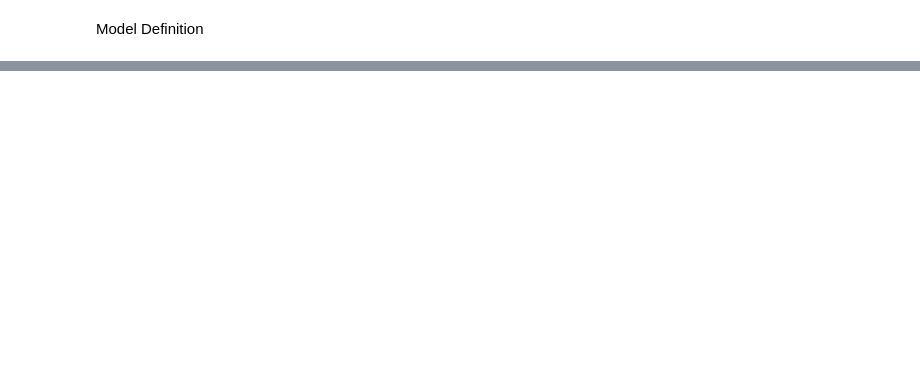
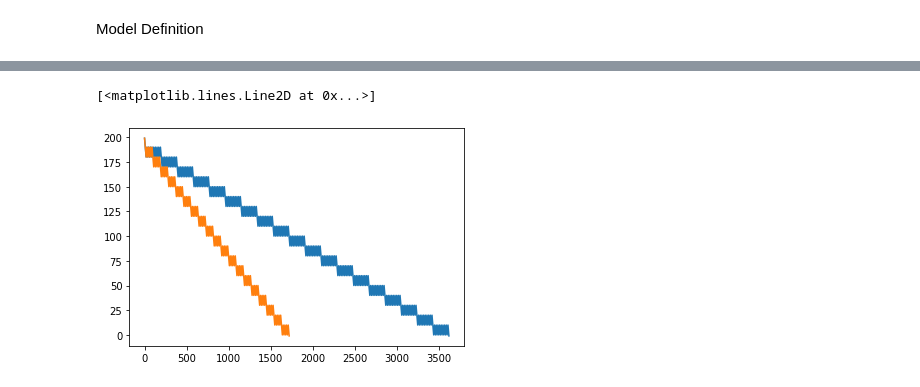
Before and after one commit to adithya-badidey/DDPM-Inpainting, a Jupyter notebook: 03_repaint_with_ddpm_fashion.ipynb, the cells around one changed output, grey strips where cells are left out. Cells and saved outputs as stored; diff of their text form; code cells hidden in the pictures; blank space fills up the shorter version.

```diff
--- a/03_repaint_with_ddpm_fashion.ipynb
+++ b/03_repaint_with_ddpm_fashion.ipynb
@@ -461,34 +545,37 @@ def get_schedule_jump(t_T, n_sample, jump_length, jump_n_sample,
         if (
             jumps.get(t, 0) > 0 and
             t <= start_resampling - jump_length
         ):
             jumps[t] = jumps[t] - 1
             for _ in range(jump_length):
                 t = t + 1
                 ts.append(t)
             jumps2 = {}
             for j in range(0, t_T - jump2_length, jump2_length):
                 jumps2[j] = jump2_n_sample - 1
 
             jumps3 = {}
             for j in range(0, t_T - jump3_length, jump3_length):
                 jumps3[j] = jump3_n_sample - 1
 
     ts.append(-1)
     return ts
 
 schedule1 = {'t_T': 200,
                'n_sample': 1,
                'jump_length': 10, 'jump_n_sample': 10}
 
 
 
 schedule2 = {'t_T': 200,
                'n_sample': 1,
-               'jump_length': 40, 'jump_n_sample': 20}
+               'jump_length': 10, 'jump_n_sample': 5}
 
 plt.plot(get_schedule_jump(**schedule1))
 plt.plot(get_schedule_jump(**schedule2))
+# %% [output]
+[<matplotlib.lines.Line2D at 0x...>]
+[figure, added]
 # %%
 @torch.no_grad()
 def p_sample_with_mask(model, input, x, keep_mask, t, t_index):
```
Also changed, not shown: parts of 30 cells of this notebook, 10 other files.
